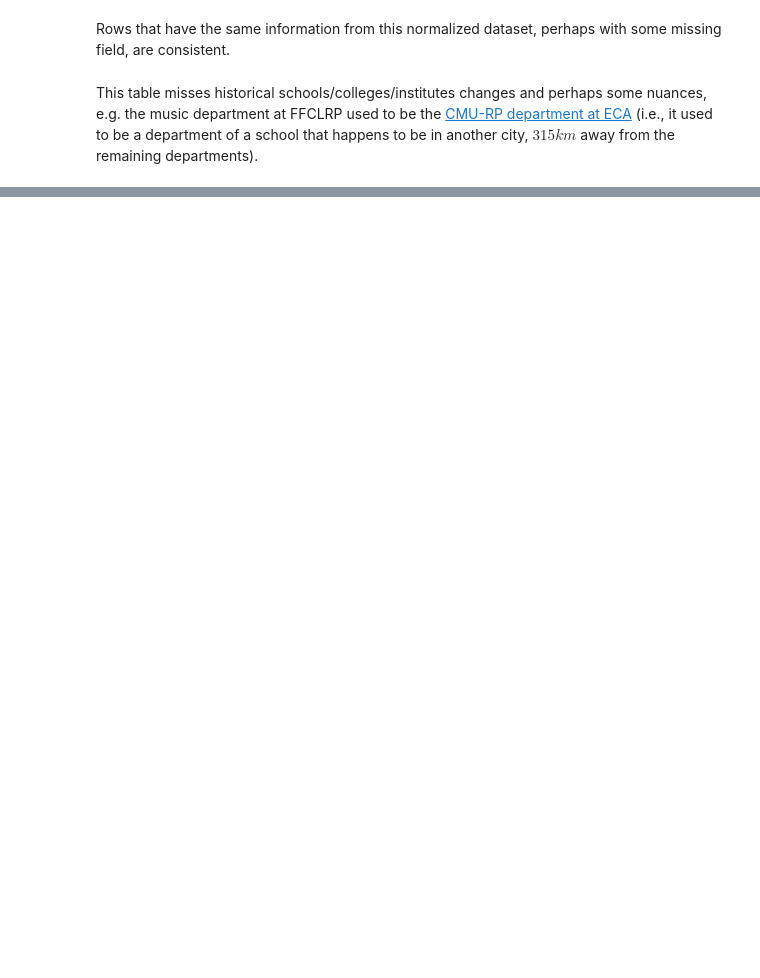
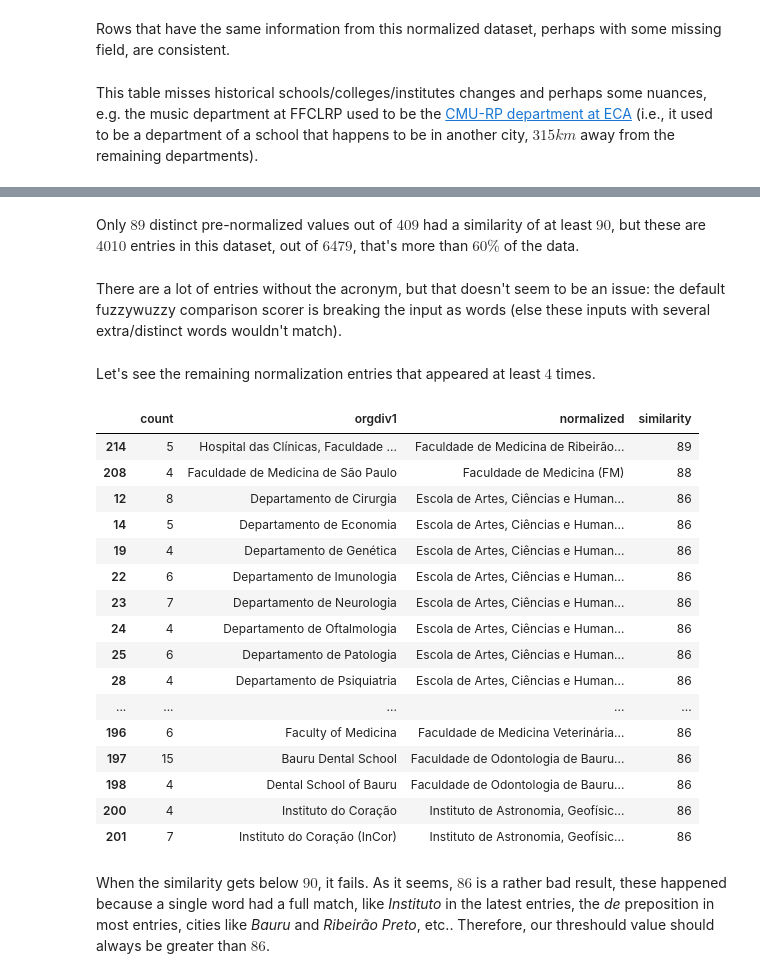
Before and after one commit to scieloorg/normalizations-experiments, a Jupyter notebook: experiments_2018-08_usp.ipynb, the cells around one changed output, grey strips where cells are left out. Saved outputs shown, nothing was run; the diff lists cells and outputs as text; code cells hidden in the pictures; blank space fills up the shorter version.

```diff
--- a/experiments_2018-08_usp.ipynb
+++ b/experiments_2018-08_usp.ipynb
@@ -231,0 +479,41 @@ e.g. the music department at FFCLRP used to be the
+# %% [markdown]
+Only $89$ distinct pre-normalized values out of $409$
+had a similarity of at least $90$,
+but these are $4010$ entries in this dataset,
+out of $6479$, that's more than $60\%$ of the data.
+# %% [markdown]
+There are a lot of entries without the acronym,
+but that doesn't seem to be an issue:
+the default fuzzywuzzy comparison scorer is breaking the input as words
+(else these inputs with several extra/distinct words wouldn't match).
+# %% [markdown]
+Let's see the remaining normalization entries
+that appeared at least $4$ times.
+# %%
+fw_result[lambda df: (df["similarity"] < 90) & (df["count"] > 3)]
+# %% [output]
+|  | count | orgdiv1 | normalized | similarity |
+| 214 | 5 | Hospital das Clínicas, Faculdade ... | Faculdade de Medicina de Ribeirão... | 89 |
+| 208 | 4 | Faculdade de Medicina de São Paulo | Faculdade de Medicina (FM) | 88 |
+| 12 | 8 | Departamento de Cirurgia | Escola de Artes, Ciências e Human... | 86 |
+| 14 | 5 | Departamento de Economia | Escola de Artes, Ciências e Human... | 86 |
+| 19 | 4 | Departamento de Genética | Escola de Artes, Ciências e Human... | 86 |
+| 22 | 6 | Departamento de Imunologia | Escola de Artes, Ciências e Human... | 86 |
+| 23 | 7 | Departamento de Neurologia | Escola de Artes, Ciências e Human... | 86 |
+| 24 | 4 | Departamento de Oftalmologia | Escola de Artes, Ciências e Human... | 86 |
+| 25 | 6 | Departamento de Patologia | Escola de Artes, Ciências e Human... | 86 |
+| 28 | 4 | Departamento de Psiquiatria | Escola de Artes, Ciências e Human... | 86 |
+| ... | ... | ... | ... | ... |
+| 196 | 6 | Faculty of Medicina | Faculdade de Medicina Veterinária... | 86 |
+| 197 | 15 | Bauru Dental School | Faculdade de Odontologia de Bauru... | 86 |
+| 198 | 4 | Dental School of Bauru | Faculdade de Odontologia de Bauru... | 86 |
+| 200 | 4 | Instituto do Coração | Instituto de Astronomia, Geofísic... | 86 |
+| 201 | 7 | Instituto do Coração (InCor) | Instituto de Astronomia, Geofísic... | 86 |
+# %% [markdown]
+When the similarity gets below $90$, it fails.
+As it seems, $86$ is a rather bad result,
+these happened because a single word had a full match,
+like *Instituto* in the latest entries,
+the *de* preposition in most entries,
+cities like *Bauru* and *Ribeirão Preto*, etc..
+Therefore, our threshould value should always be greater than $86$.
```
Also changed, not shown: parts of 26 cells of this notebook.
